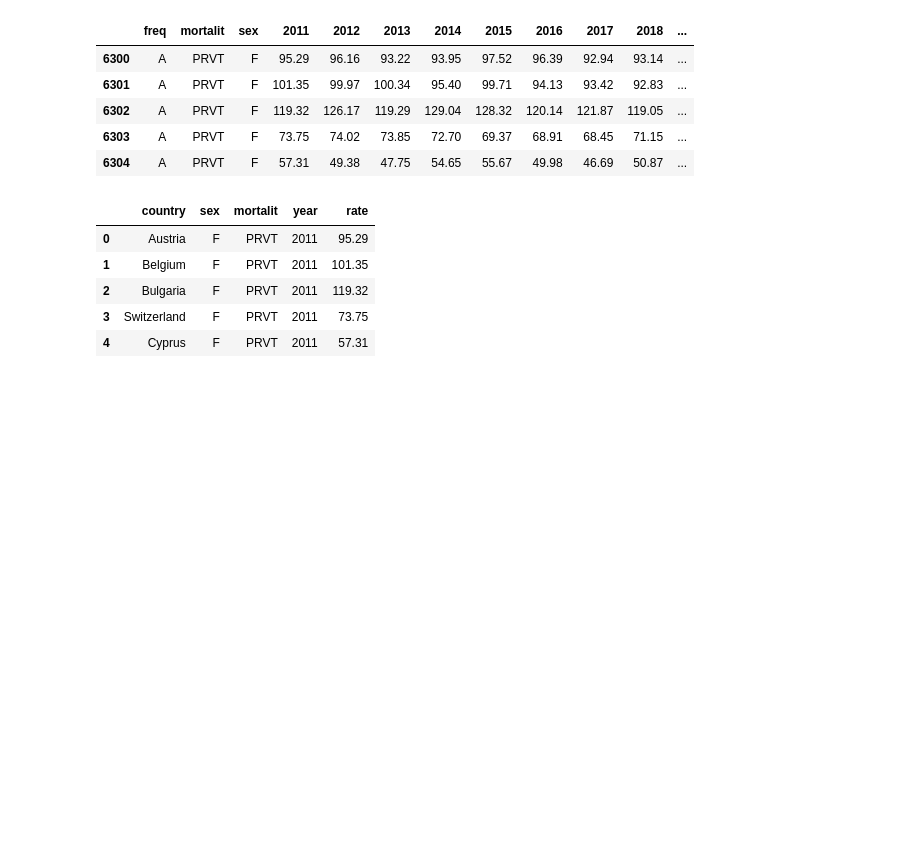
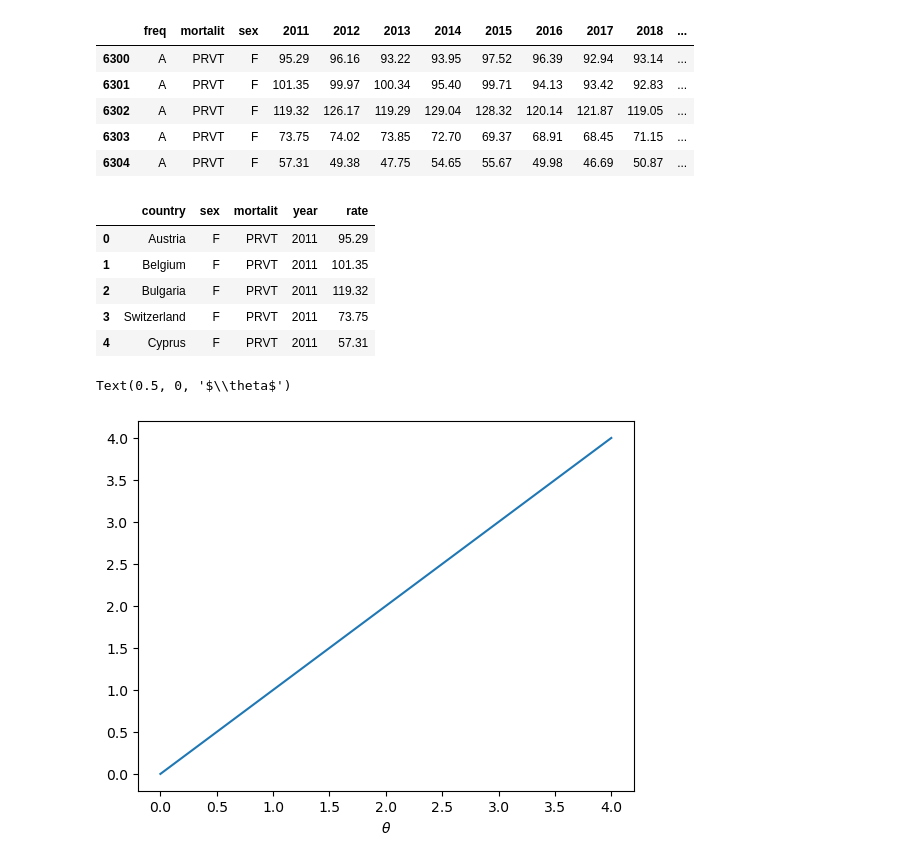
Before and after one commit to cejkiebo/msc_datascience, a Jupyter notebook: Week5a.ipynb, the cells around one changed output. Drawn from its saved outputs; the diff is of its cells as text; code cells hidden in the pictures; blank space fills up the shorter version.

```diff
--- a/Week5a.ipynb
+++ b/Week5a.ipynb
@@ -117,3 +117,9 @@ df.head()
 | 2 | Bulgaria | F | PRVT | 2011 | 119.32 |
 | 3 | Switzerland | F | PRVT | 2011 | 73.75 |
 | 4 | Cyprus | F | PRVT | 2011 | 57.31 |
+# %%
+plt.plot(np.arange(5), np.arange(5))
+plt.xlabel('$\\theta$')
+# %% [output]
+Text(0.5, 0, '$\\theta$')
+[figure, added]
```
Also changed, not shown: parts of 20 cells of this notebook, 1 other file.
